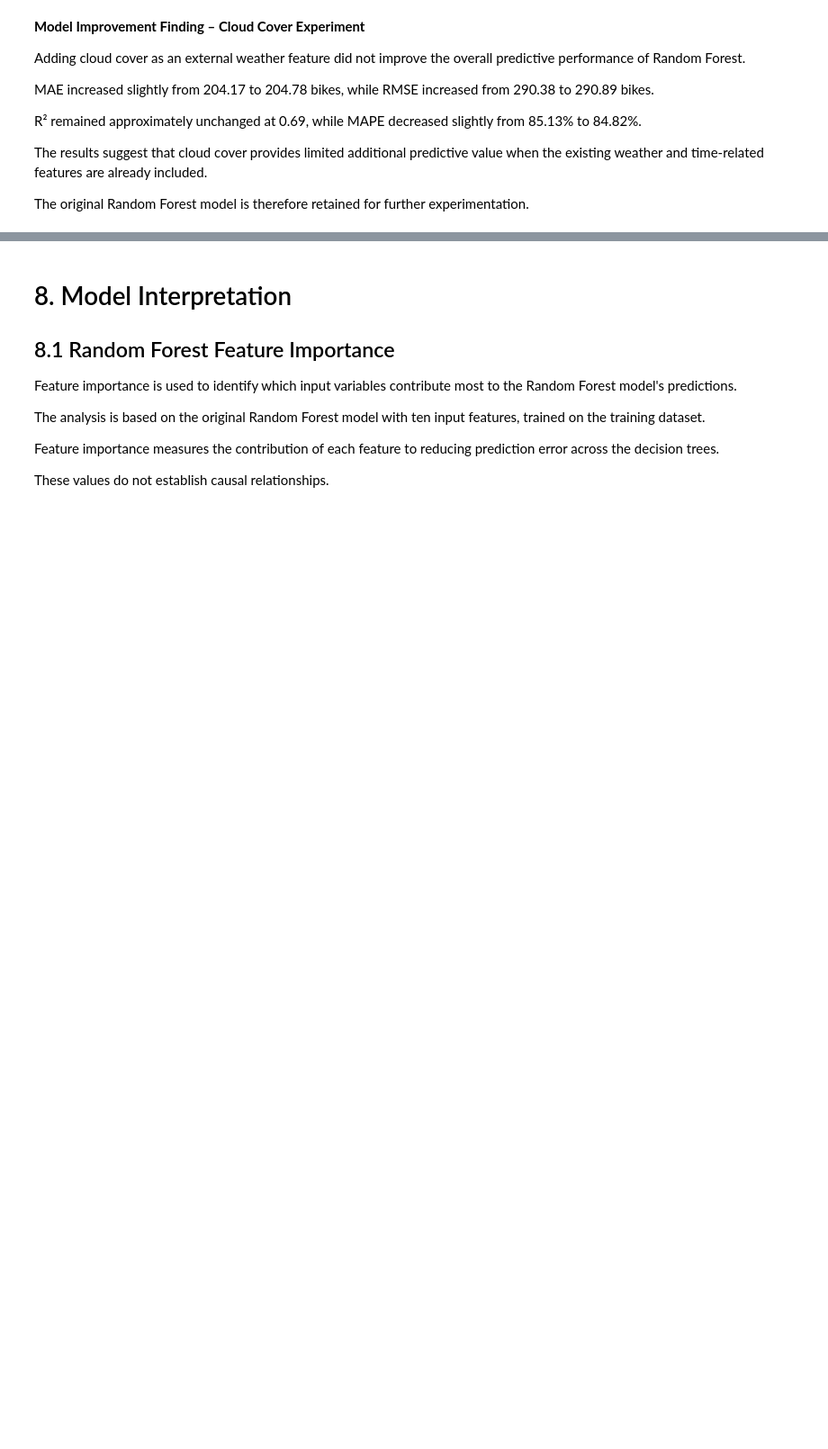
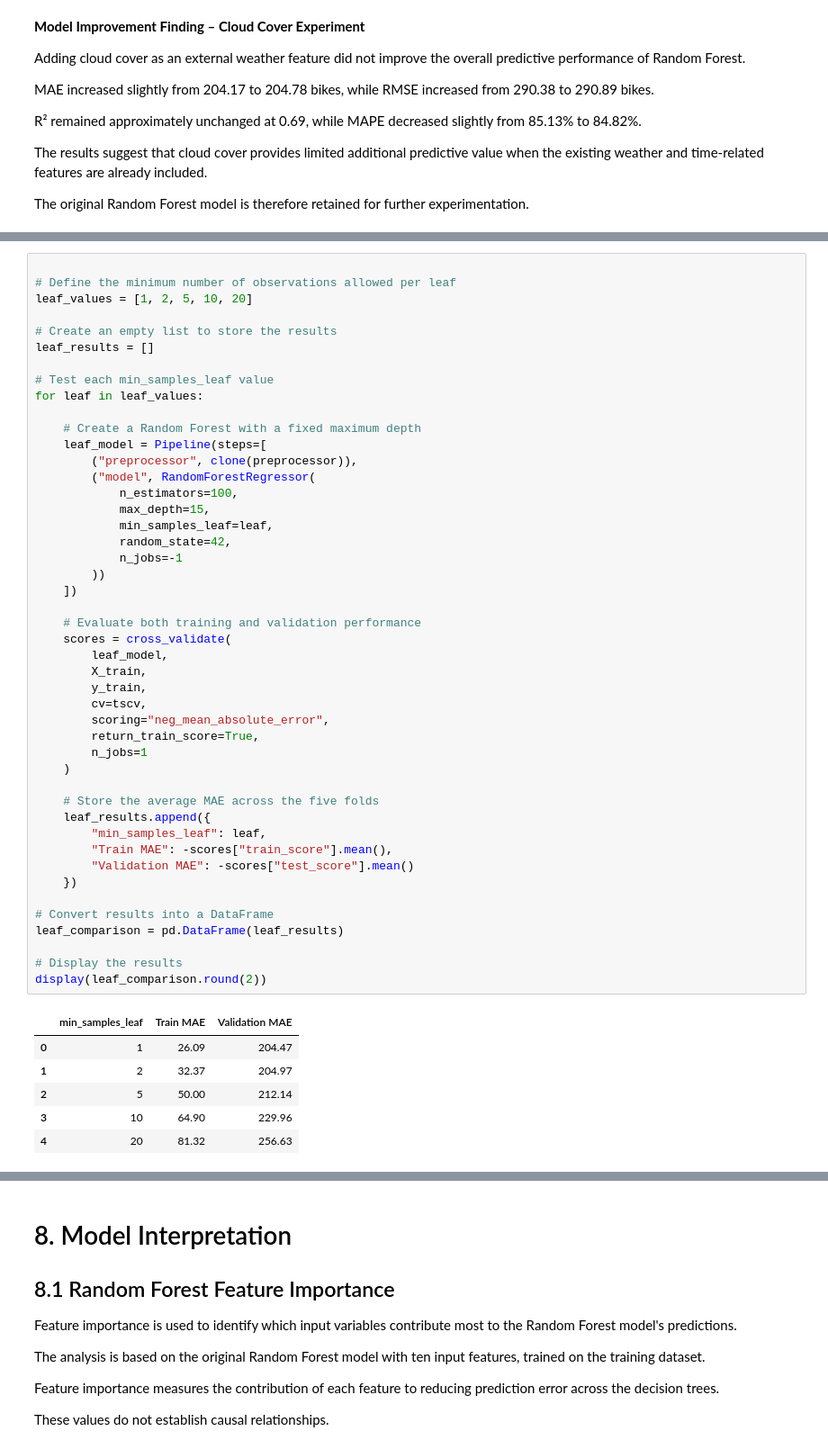
Before and after one commit to ChandaNovent/BikeFlow, a Jupyter notebook: 01_bikeflow_analysis.ipynb, the cells around one changed output, grey strips where cells are left out. Shown at 90% size. Cells and saved outputs as stored; diff of their text form; blank space fills up the shorter version.

```diff
--- a/01_bikeflow_analysis.ipynb
+++ b/01_bikeflow_analysis.ipynb
@@ -1588,0 +1846,53 @@ for further experimentation.
+# %%
+
+# Define the minimum number of observations allowed per leaf
+leaf_values = [1, 2, 5, 10, 20]
+
+# Create an empty list to store the results
+leaf_results = []
+
+# Test each min_samples_leaf value
+for leaf in leaf_values:
+
+    # Create a Random Forest with a fixed maximum depth
+    leaf_model = Pipeline(steps=[
+        ("preprocessor", clone(preprocessor)),
+        ("model", RandomForestRegressor(
+            n_estimators=100,
+            max_depth=15,
+            min_samples_leaf=leaf,
+            random_state=42,
+            n_jobs=-1
+        ))
+    ])
+
+    # Evaluate both training and validation performance
+    scores = cross_validate(
+        leaf_model,
+        X_train,
+        y_train,
+        cv=tscv,
+        scoring="neg_mean_absolute_error",
+        return_train_score=True,
+        n_jobs=1
+    )
+
+    # Store the average MAE across the five folds
+    leaf_results.append({
+        "min_samples_leaf": leaf,
+        "Train MAE": -scores["train_score"].mean(),
+        "Validation MAE": -scores["test_score"].mean()
+    })
+
+# Convert results into a DataFrame
+leaf_comparison = pd.DataFrame(leaf_results)
+
+# Display the results
+display(leaf_comparison.round(2))
+# %% [output]
+|  | min_samples_leaf | Train MAE | Validation MAE |
+| 0 | 1 | 26.09 | 204.47 |
+| 1 | 2 | 32.37 | 204.97 |
+| 2 | 5 | 50.00 | 212.14 |
+| 3 | 10 | 64.90 | 229.96 |
+| 4 | 20 | 81.32 | 256.63 |
```
Also changed, not shown: parts of 10 cells of this notebook.
